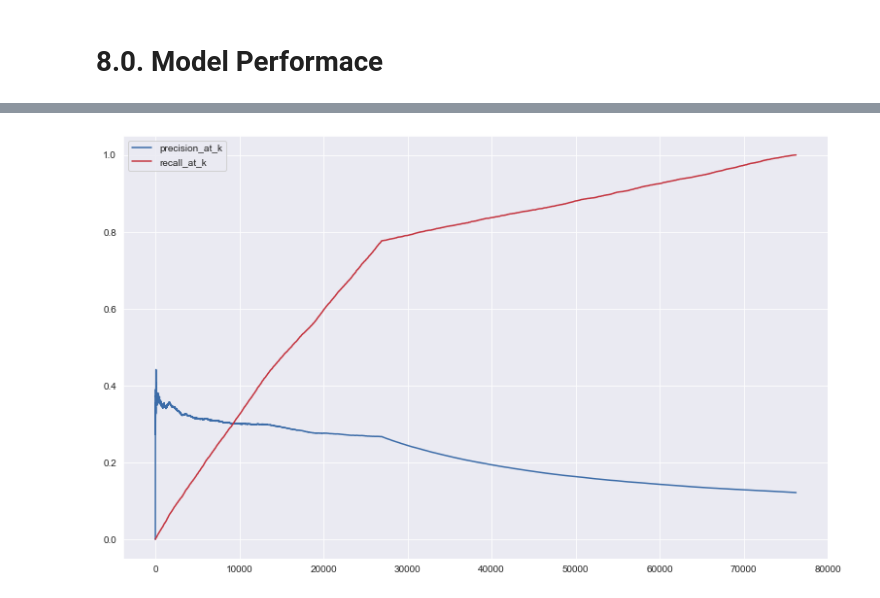
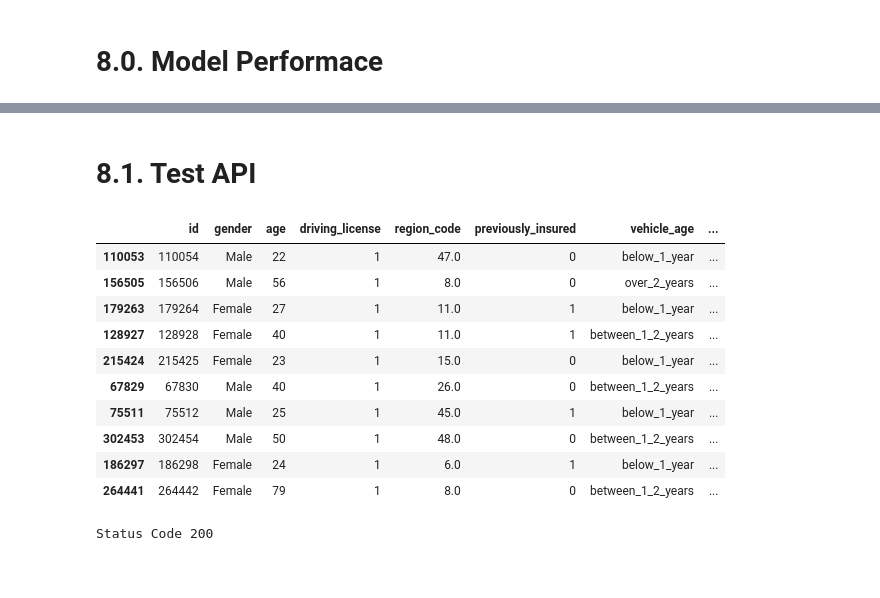
Before and after one commit to marcosvliras/health_insurance_cross_sell, a Jupyter notebook: HICross_sell.ipynb, the cells around one changed output, grey strips where cells are left out. Saved outputs shown, nothing was run; the diff lists cells and outputs as text; code cells hidden in the pictures; blank space fills up the shorter version.

```diff
--- a/HICross_sell.ipynb
+++ b/HICross_sell.ipynb
@@ -886,4 +898,0 @@ df8.head()
-# %%
-df8[['precision_at_k','recall_at_k']].plot();
-# %% [output]
-[figure, removed]
@@ -889,0 +904,21 @@ df8[['precision_at_k','recall_at_k']].plot();
+# %% [markdown]
+# 8.1. Test API
+# %%
+df_test = X_test
+df_test['response'] = y_test
+
+df_test = df_test.sample(10)
+# %%
+df_test
+# %% [output]
+|  | id | gender | age | driving_license | region_code | previously_insured | vehicle_age | ... |
+| 110053 | 110054 | Male | 22 | 1 | 47.0 | 0 | below_1_year | ... |
+| 156505 | 156506 | Male | 56 | 1 | 8.0 | 0 | over_2_years | ... |
+| 179263 | 179264 | Female | 27 | 1 | 11.0 | 1 | below_1_year | ... |
+| 128927 | 128928 | Female | 40 | 1 | 11.0 | 1 | between_1_2_years | ... |
+| 215424 | 215425 | Female | 23 | 1 | 15.0 | 0 | below_1_year | ... |
+| 67829 | 67830 | Male | 40 | 1 | 26.0 | 0 | between_1_2_years | ... |
+| 75511 | 75512 | Male | 25 | 1 | 45.0 | 1 | below_1_year | ... |
+| 302453 | 302454 | Male | 50 | 1 | 48.0 | 0 | between_1_2_years | ... |
+| 186297 | 186298 | Female | 24 | 1 | 6.0 | 1 | below_1_year | ... |
+| 264441 | 264442 | Female | 79 | 1 | 8.0 | 0 | between_1_2_years | ... |
@@ -889,0 +927,9 @@ df8[['precision_at_k','recall_at_k']].plot();
+# %%
+# API Call
+url = 'http://192.168.0.108:5000/predict'
+header = {'Content-type': 'application/json' }
+
+r = requests.post( url, data=data, headers=header )
+print( 'Status Code {}'.format( r.status_code ) )
+# %% [output]
+Status Code 200
```
Also changed, not shown: parts of 33 cells of this notebook.
